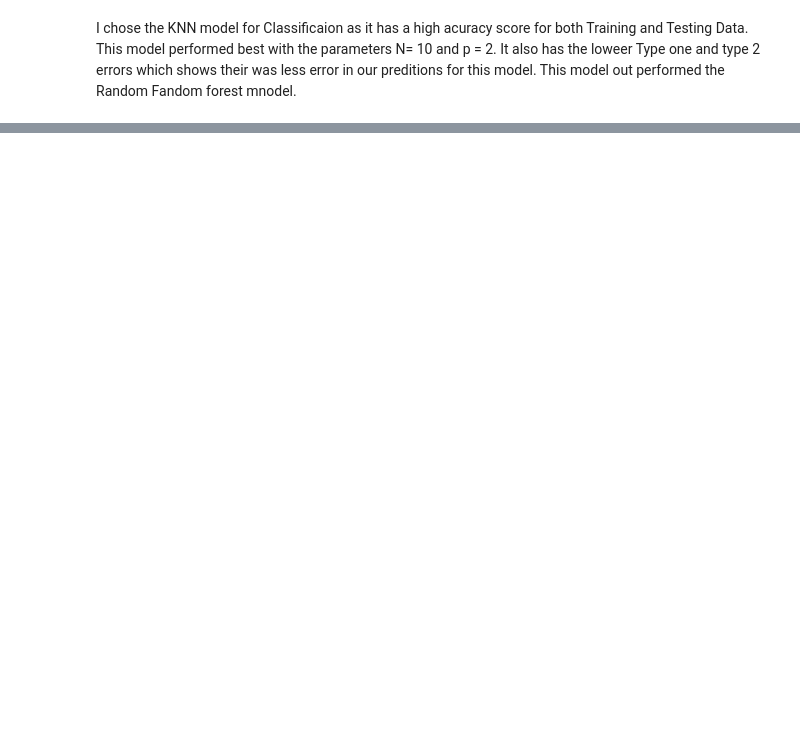
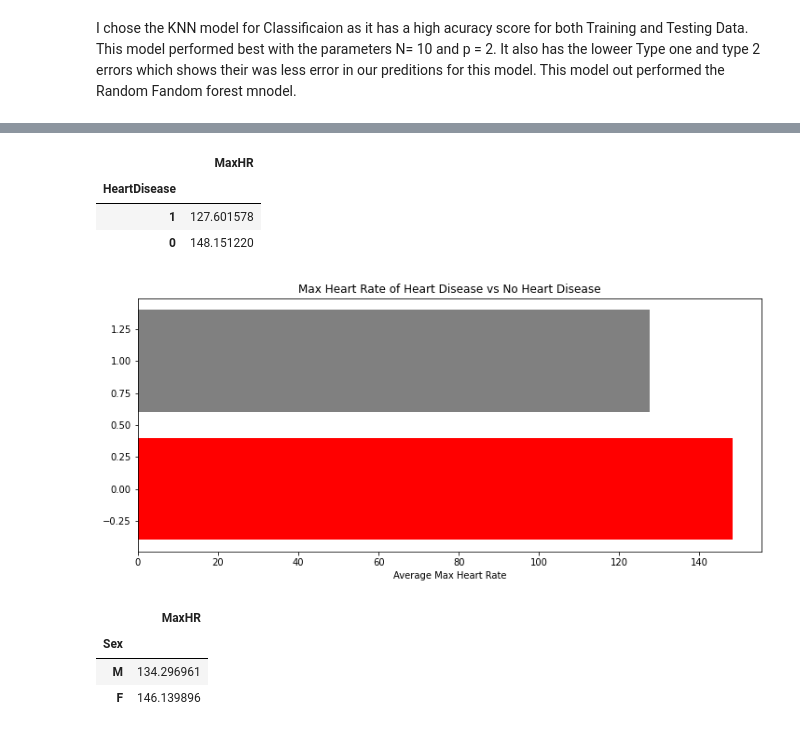
Before and after one commit to mikeamerenda/Project-2, a Jupyter notebook: Project_2_models.ipynb, the cells around one changed output, grey strips where cells are left out. Saved outputs shown, nothing was run; the diff lists cells and outputs as text; code cells hidden in the pictures; blank space fills up the shorter version.

```diff
--- a/Project_2_models.ipynb
+++ b/Project_2_models.ipynb
@@ -696,0 +706,28 @@ I chose the KNN model for Classificaion as it has a high acuracy score for both
+# %%
+total_maxHr = df.groupby('HeartDisease')[['MaxHR']].mean()
+total_maxHr = total_maxHr.sort_values(by = 'MaxHR')
+total_maxHr
+# %% [output]
+|  | MaxHR |
+| HeartDisease |  |
+| 1 | 127.601578 |
+| 0 | 148.151220 |
+# %%
+plt.figure(figsize = (12, 5))
+
+plt.barh(total_maxHr.index, total_maxHr['MaxHR'],
+         color = ['grey', 'red'])
+
+plt.xlabel('Average Max Heart Rate')
+plt.title('Max Heart Rate of Heart Disease vs No Heart Disease');
+# %% [output]
+[figure, added]
+# %%
+total_MaxHr = df.groupby('Sex')[['MaxHR']].mean()
+total_MaxHr = total_MaxHr.sort_values(by = 'MaxHR')
+total_MaxHr
+# %% [output]
+|  | MaxHR |
+| Sex |  |
+| M | 134.296961 |
+| F | 146.139896 |
```
Also changed, not shown: parts of 10 cells of this notebook.
